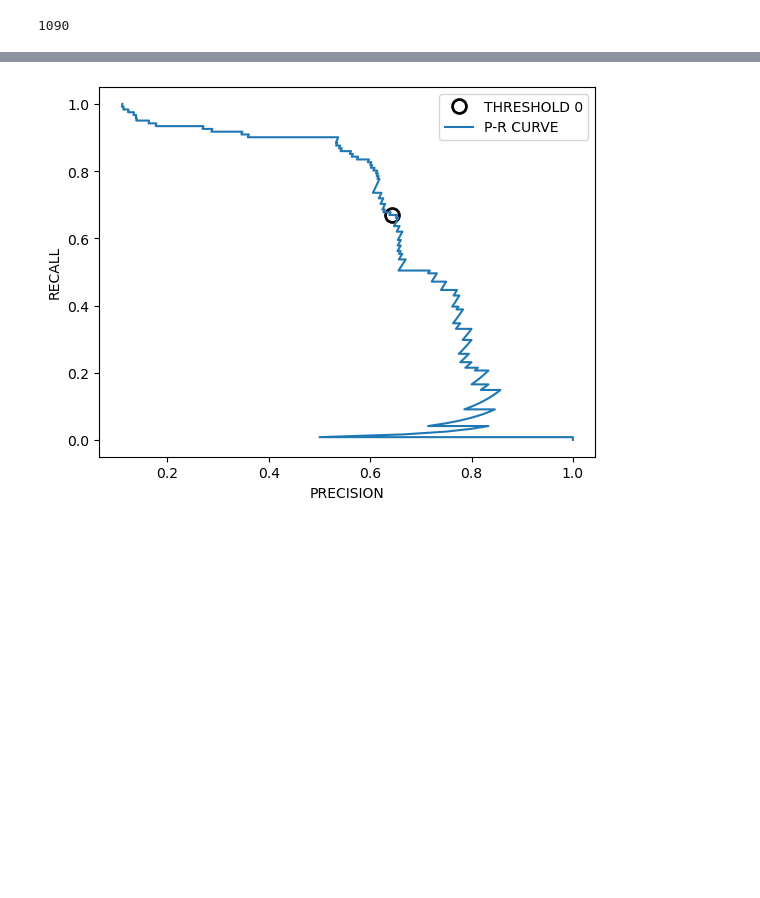
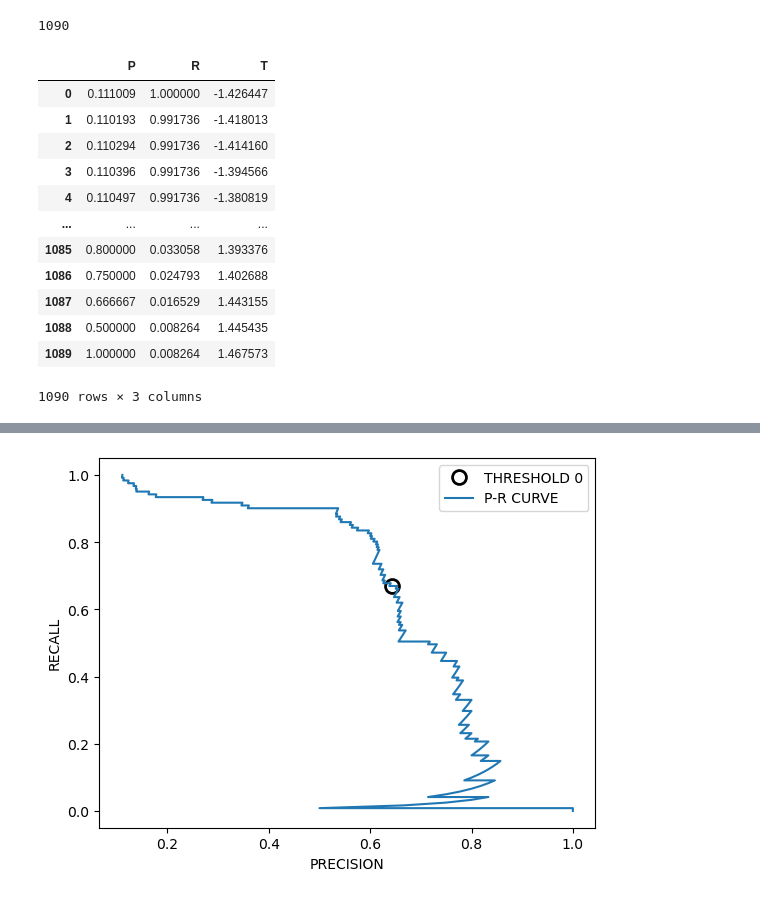
Before and after one commit to davidptuackr/ppb, a Jupyter notebook: 05_평가와_성능향상.ipynb, the cells around one changed output, grey strips where cells are left out. Drawn from its saved outputs; the diff is of its cells as text; code cells hidden in the pictures; blank space fills up the shorter version.

```diff
--- a/05_평가와_성능향상.ipynb
+++ b/05_평가와_성능향상.ipynb
@@ -1105,3 +1139,24 @@ array([-1.42644669, -1.41801331, -1.41416031, ...,  1.44315499,
 thresholds.size
 # %% [output]
 1090
+# %%
+dat = pd.DataFrame(
+    np.vstack([precision[ : -1], recall[ : -1], thresholds]).T,
+    columns=['P', 'R', 'T']
+)
+
+dat
+# %% [output]
+|  | P | R | T |
+| 0 | 0.111009 | 1.000000 | -1.426447 |
+| 1 | 0.110193 | 0.991736 | -1.418013 |
+| 2 | 0.110294 | 0.991736 | -1.414160 |
+| 3 | 0.110396 | 0.991736 | -1.394566 |
+| 4 | 0.110497 | 0.991736 | -1.380819 |
+| ... | ... | ... | ... |
+| 1085 | 0.800000 | 0.033058 | 1.393376 |
+| 1086 | 0.750000 | 0.024793 | 1.402688 |
+| 1087 | 0.666667 | 0.016529 | 1.443155 |
+| 1088 | 0.500000 | 0.008264 | 1.445435 |
+| 1089 | 1.000000 | 0.008264 | 1.467573 |
+1090 rows × 3 columns
```
Also changed, not shown: parts of 40 cells of this notebook.
